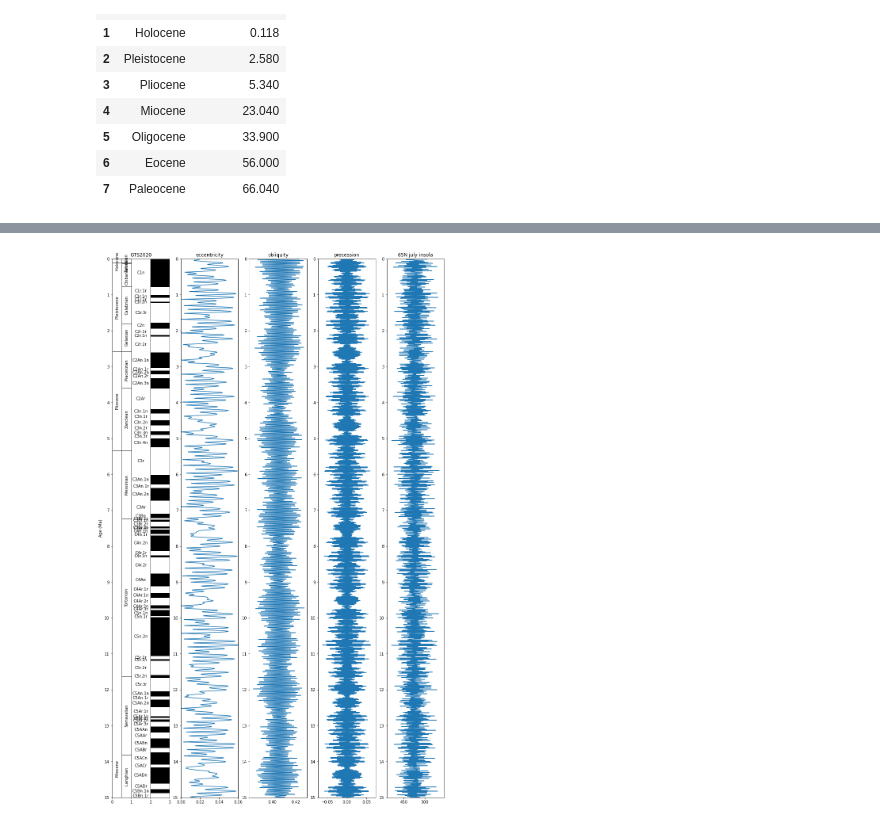
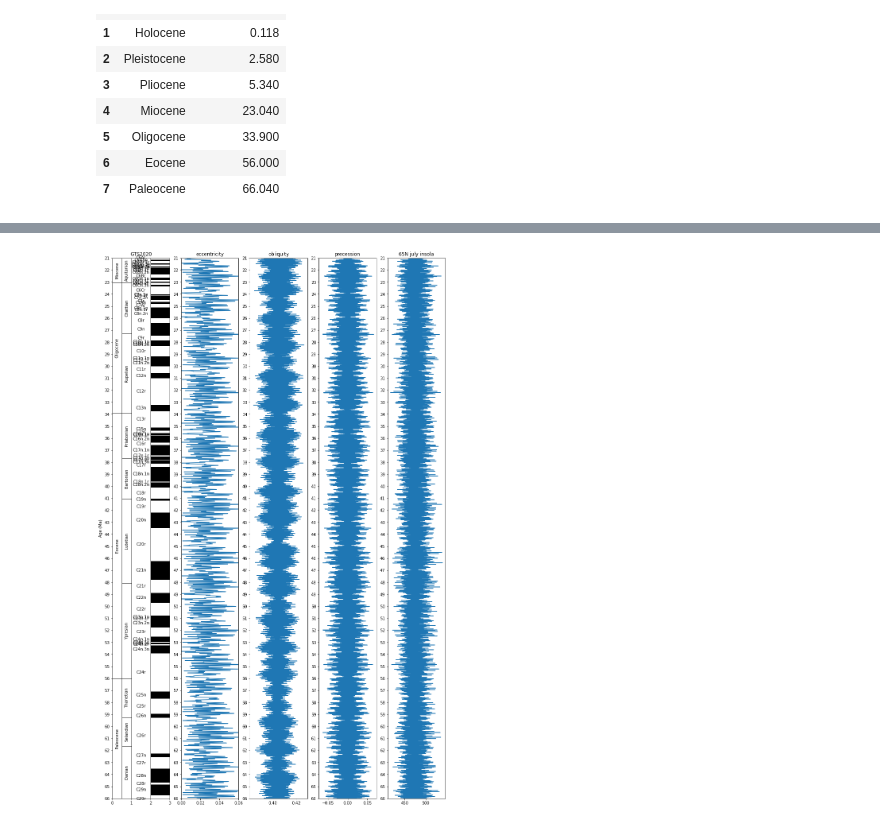
Before and after one commit to miguel-garces/Geol-Time-Scale, a Jupyter notebook: GPTS_Astro_for_Colab_v2.ipynb, the cells around one changed output, grey strips where cells are left out. Saved outputs shown, nothing was run; the diff lists cells and outputs as text; code cells hidden in the pictures.

```diff
--- a/GPTS_Astro_for_Colab_v2.ipynb
+++ b/GPTS_Astro_for_Colab_v2.ipynb
@@ -102,8 +102,8 @@ chrono_age[['Age','GTS2020 (Ma)']]
 | 7 | Paleocene | 66.040 |
 # %%
 #select age range to plot
-minAge = 0
-maxAge = 15
+minAge = 21
+maxAge = 66
 
 fig = plt.subplots(figsize=(15, 25))
 
@@ -142,6 +142,10 @@ for value in range(len(chrono_age[chrono_age['GTS2020 (Ma)']<=minAge]),1+len(chr
     height = chrono_age.loc[value,'GTS2020 (Ma)']-chrono_age.loc[value-1,'GTS2020 (Ma)']
     midpoint_height = (chrono_age.loc[value,'GTS2020 (Ma)']+chrono_age.loc[value-1,'GTS2020 (Ma)'])/2
     ax1.add_patch(Rectangle(bottom_left, width, height, angle=0.0, facecolor ='white', edgecolor = 'black'))
+    if chrono_age.loc[value,'GTS2020 (Ma)'] > maxAge:
+      midpoint_height = (maxAge+chrono_age.loc[value-1,'GTS2020 (Ma)'])/2
+    if chrono_age.loc[value-1,'GTS2020 (Ma)'] < minAge:
+      midpoint_height = (chrono_age.loc[value,'GTS2020 (Ma)']+minAge)/2
     ax1.text(0.25, midpoint_height, chrono_age.loc[value,'Age'], horizontalalignment='center', verticalalignment='center',
          rotation='90')
 #plt.xlabel("X-AXIS")
@@ -182,31 +186,31 @@ plt.ylim(bottom = minAge, top = maxAge)
 plt.yticks(np.arange(minAge, maxAge+1, 1))
 plt.gca().invert_yaxis()
 
 ax5 = plt.subplot(1,5,5)
 age = laskar2004['Age(Myr)']
 eccentricity = laskar2004['65N july insola']
 plt.plot(eccentricity, age)
 plt.title("65N july insola")
 #plt.xlim(left = 0, right = 0.06)
 plt.ylim(bottom = minAge, top = maxAge)
 plt.yticks(np.arange(minAge, maxAge+1, 1))
 plt.gca().invert_yaxis()
 
 # saving plot to local drive
 plotfile = 'GTS'+str(minAge)+'-'+str(maxAge)+'Ma.pdf'
 from google.colab import files
 plt.savefig(plotfile, dpi=None, facecolor='w', edgecolor='w',
         orientation='portrait', format='pdf', transparent=False, bbox_inches=None, pad_inches=0.1, metadata=None)
 files.download(plotfile)
 
 '''UNMARK THE LINES BELOW TO SAVE THE PLOT TO GOOGLE DRIVE
 from google.colab import drive
 drive.mount('/gdrive')
 plt.savefig('/gdrive/My Drive/GTS'+str(minAge)+'-'+str(maxAge)+'Ma.pdf', dpi=None, facecolor='w', edgecolor='w',
         orientation='portrait', format='pdf', transparent=False, bbox_inches=None, pad_inches=0.1, metadata=None)
 '''
 plt.show()
 # %% [output]
 [interactive output not drawn]
 [interactive output not drawn]
-[figure, old version]
+[figure, new version]
```
Also changed, not shown: parts of 1 cell of this notebook.
